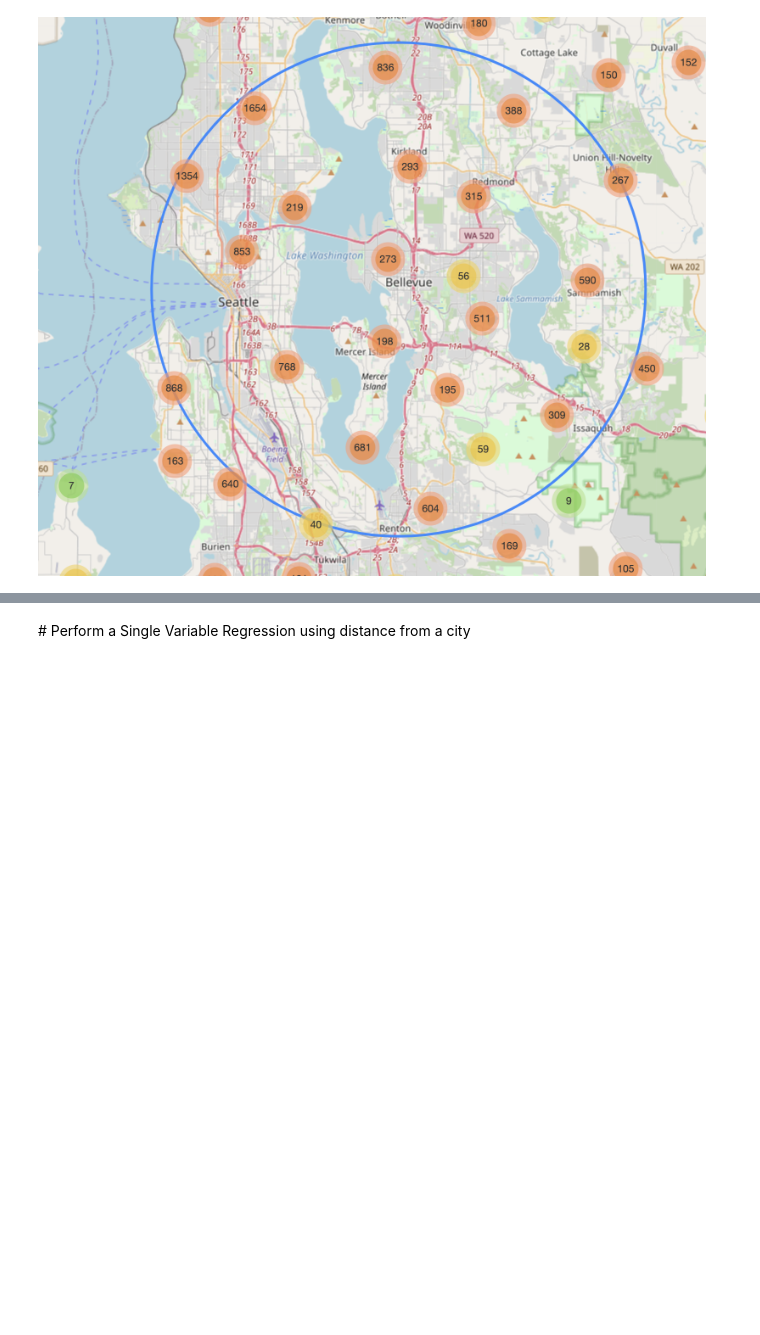
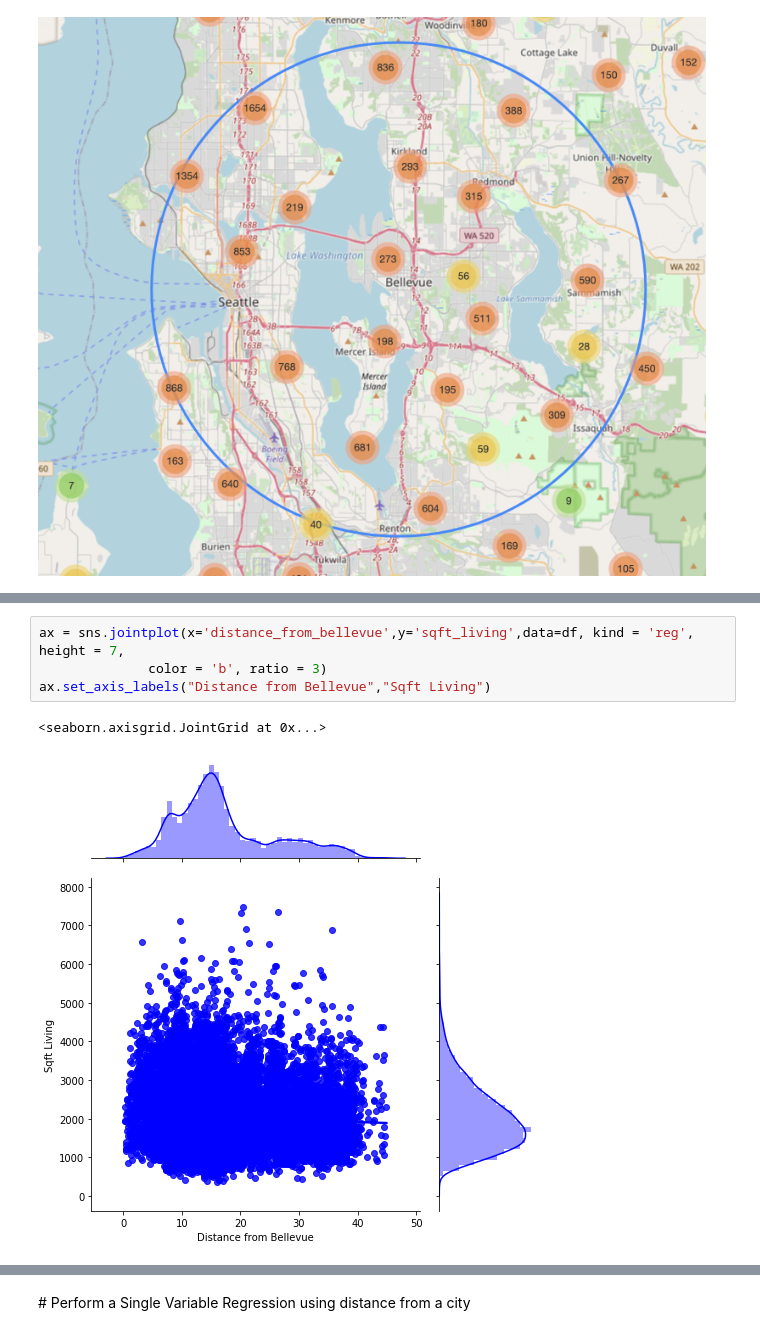
Before and after one commit to megan91292/dsc-mod-2-project-v2-1-onl01-dtsc-ft-041320, a Jupyter notebook: Questions/Question2.ipynb, the cells around one changed output, grey strips where cells are left out. Drawn from its saved outputs; the diff is of its cells as text; blank space fills up the shorter version.

```diff
--- a/Questions/Question2.ipynb
+++ b/Questions/Question2.ipynb
@@ -97,0 +119,7 @@ Image(filename = '../Images/mapwithradius.png', width=1000, height=1000)
+# %%
+ax = sns.jointplot(x='distance_from_bellevue',y='sqft_living',data=df, kind = 'reg', height = 7,
+              color = 'b', ratio = 3)
+ax.set_axis_labels("Distance from Bellevue","Sqft Living")
+# %% [output]
+<seaborn.axisgrid.JointGrid at 0x...>
+[figure, added]
```
Also changed, not shown: parts of 14 cells of this notebook, 2 other files.
